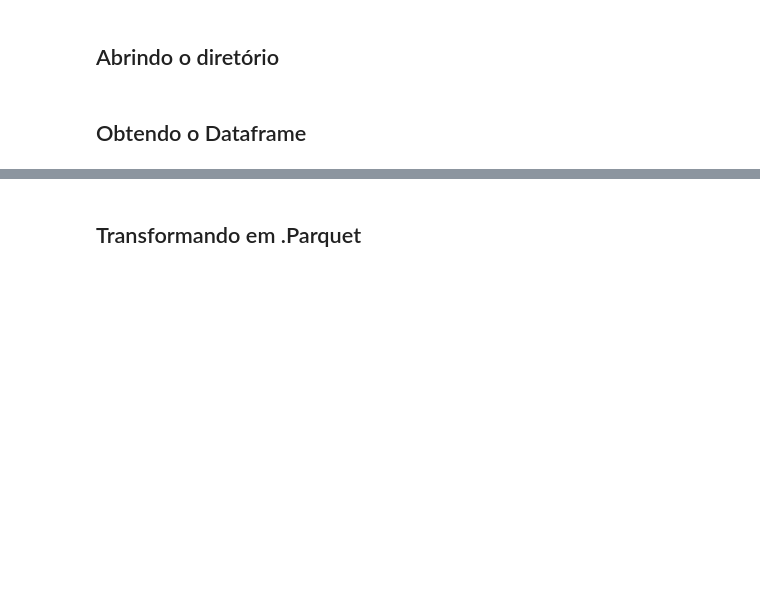
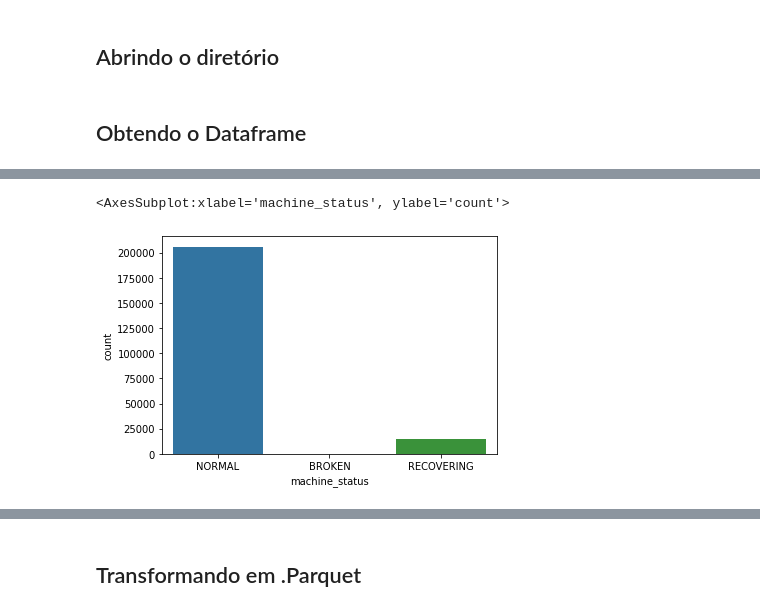
Before and after one commit to JordanAmorim/Predictive_Maintenance_in_Transfer_Pump_with_ML, a Jupyter notebook: ExtractionData.ipynb, the cells around one changed output, grey strips where cells are left out. Saved outputs shown, nothing was run; the diff lists cells and outputs as text; code cells hidden in the pictures; blank space fills up the shorter version.

```diff
--- a/ExtractionData.ipynb
+++ b/ExtractionData.ipynb
@@ -73,0 +59,4 @@ plots.boxplot(Df_v3, sensors=[f'sensor_{i}' for i in ['00', '02', '05', '27']])
+# %%
+Df_v2 = Df_v2.drop(columns = 'sensor_15')
+# %%
+Df_v2['b_machine_status'] = Df_v2['machine_status'].apply(lambda x: x if x == 'NORMAL' else 'ANOMALY')
@@ -73,0 +93,2 @@ plots.boxplot(Df_v3, sensors=[f'sensor_{i}' for i in ['00', '02', '05', '27']])
+# %%
+Df_v2 = Df_v2.drop(columns = ['sensor_00','sensor_08','sensor_09','sensor_14','sensor_16','sensor_17','sensor_18','sensor_19','sensor_20','sensor_21','sensor_22','sensor_23','sensor_24','sensor_25','sensor_26'])
@@ -73,0 +146,7 @@ plots.boxplot(Df_v3, sensors=[f'sensor_{i}' for i in ['00', '02', '05', '27']])
+# %%
+Df_v2 = Df_v2.drop(columns = ['sensor_50'])
+# %%
+sns.countplot(data=Df_v2, x='machine_status')
+# %% [output]
+<AxesSubplot:xlabel='machine_status', ylabel='count'>
+[figure, added]
```
Also changed, not shown: parts of 110 cells of this notebook.
